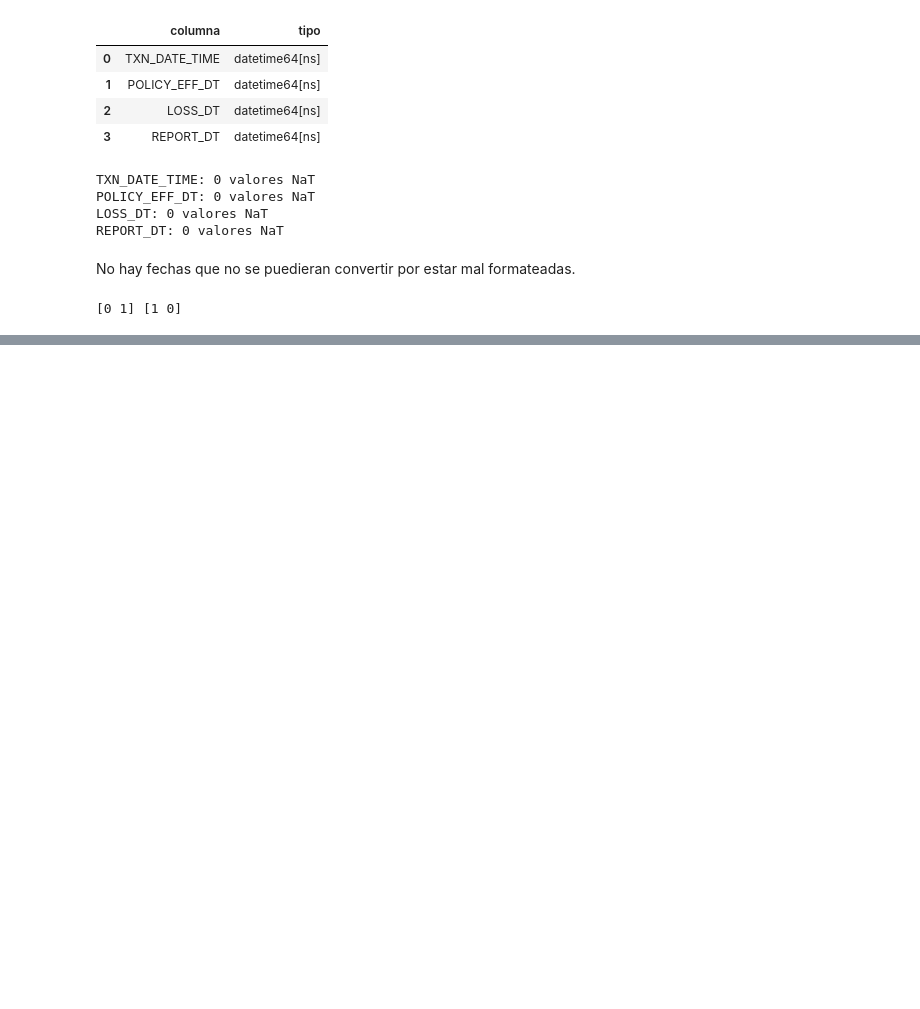
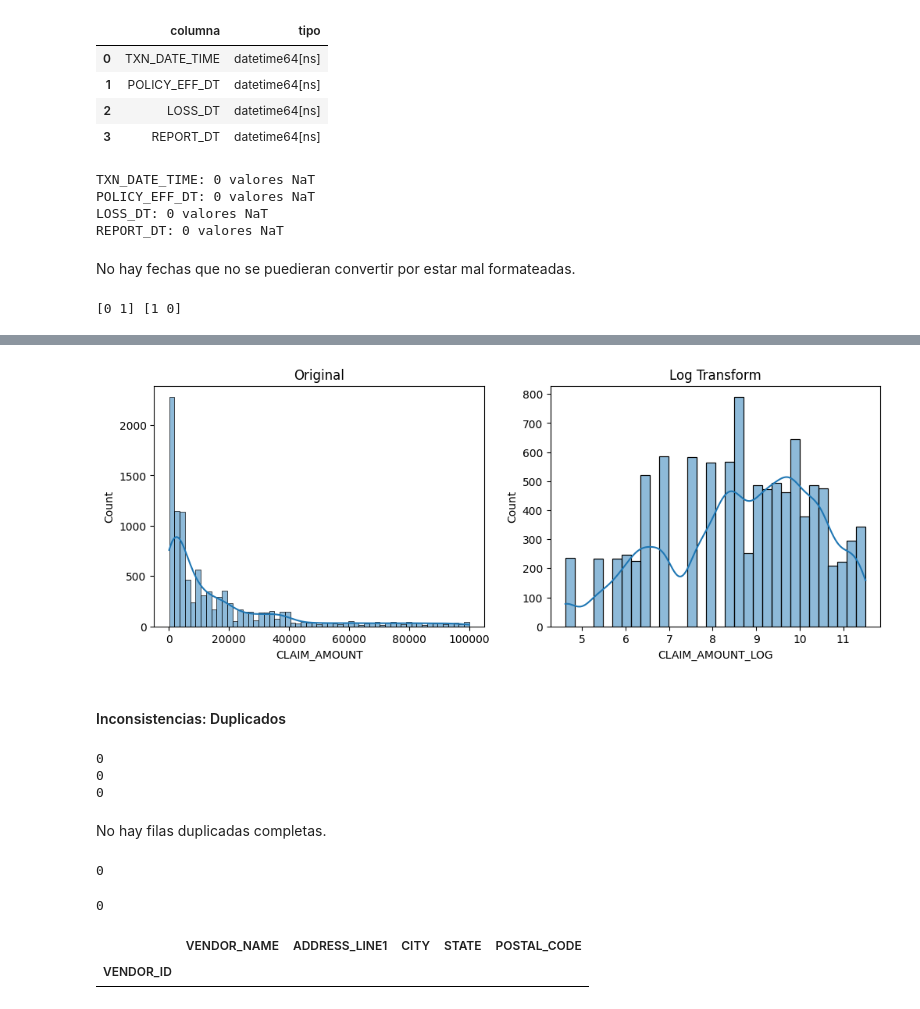
Before and after one commit to yaninaiberra/tekne_challenge, a Jupyter notebook: Tekne_challengue_Data_AI.ipynb, the cells around one changed output, grey strips where cells are left out. Saved outputs shown, nothing was run; the diff lists cells and outputs as text; code cells hidden in the pictures; blank space fills up the shorter version.

```diff
--- a/Tekne_challengue_Data_AI.ipynb
+++ b/Tekne_challengue_Data_AI.ipynb
@@ -729,0 +805,52 @@ print(insurance_data.ANY_INJURY.unique(), insurance_data.POLICE_REPORT_AVAILABLE
+# %%
+insurance_data["CLAIM_AMOUNT_LOG"] = np.log1p(insurance_data["CLAIM_AMOUNT"])
+# %%
+fig, axes = plt.subplots(1, 2, figsize=(12,4))
+
+sns.histplot(insurance_data["CLAIM_AMOUNT"], kde=True, ax=axes[0])
+axes[0].set_title("Original")
+
+sns.histplot(insurance_data["CLAIM_AMOUNT_LOG"], kde=True, ax=axes[1])
+axes[1].set_title("Log Transform")
+
+plt.show()
+# %% [output]
+[figure, added]
+# %% [markdown]
+#### Inconsistencias: Duplicados
+# %%
+# Filas duplicadas completas
+
+# insurance_data
+print(insurance_data.duplicated().sum())
+
+# employee_data
+print(employee_data.duplicated().sum())
+
+# vendor_data
+print(vendor_data.duplicated().sum())
+# %% [output]
+0
+0
+0
+# %% [markdown]
+No hay filas duplicadas completas.
+# %%
+# Duplicados por ID en employee_data (AGENT_ID)
+employee_data["AGENT_ID"].duplicated().sum()
+# %% [output]
+0
+# %%
+# Duplicados por ID en vendor_data (VENDOR_ID)
+print(vendor_data["VENDOR_ID"].duplicated().sum())
+inconsistentes = (
+    vendor_data
+    .groupby("VENDOR_ID")
+    .nunique()
+)
+
+inconsistentes[inconsistentes.max(axis=1) > 1]
+# %% [output]
+0
+|  | VENDOR_NAME | ADDRESS_LINE1 | CITY | STATE | POSTAL_CODE |
+| VENDOR_ID |  |  |  |  |  |
```
Also changed, not shown: parts of 79 cells of this notebook.
